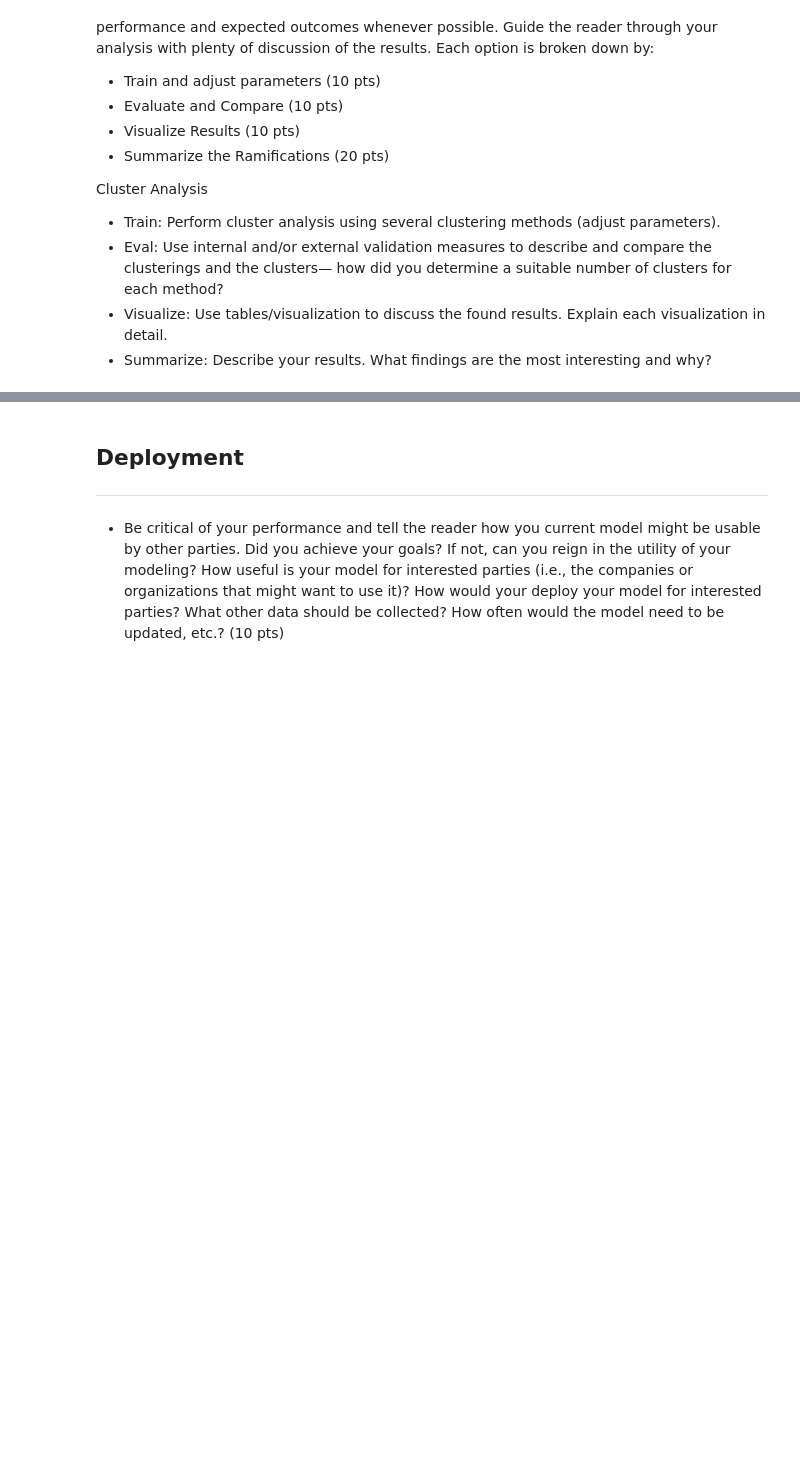
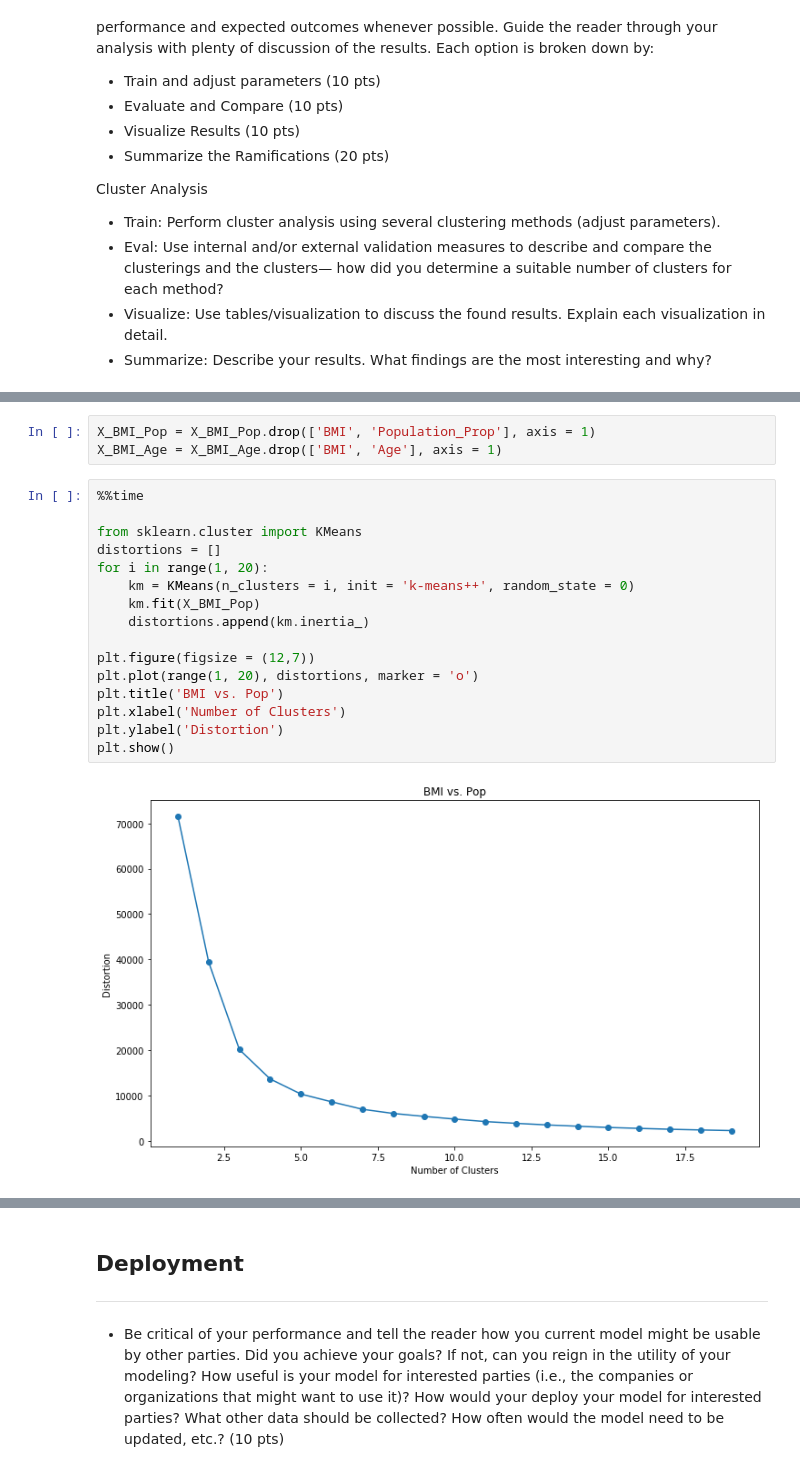
Before and after one commit to i4a/olympics, a Jupyter notebook: LabAssignmentThree.ipynb, the cells around one changed output, grey strips where cells are left out. Saved outputs shown, nothing was run; the diff lists cells and outputs as text; blank space fills up the shorter version.

```diff
--- a/LabAssignmentThree.ipynb
+++ b/LabAssignmentThree.ipynb
@@ -84,0 +359,21 @@ Cluster Analysis
+# %%
+X_BMI_Pop = X_BMI_Pop.drop(['BMI', 'Population_Prop'], axis = 1)
+X_BMI_Age = X_BMI_Age.drop(['BMI', 'Age'], axis = 1)
+# %%
+%%time
+
+from sklearn.cluster import KMeans
+distortions = []
+for i in range(1, 20):
+    km = KMeans(n_clusters = i, init = 'k-means++', random_state = 0)
+    km.fit(X_BMI_Pop)
+    distortions.append(km.inertia_)
+
+plt.figure(figsize = (12,7))
+plt.plot(range(1, 20), distortions, marker = 'o')
+plt.title('BMI vs. Pop')
+plt.xlabel('Number of Clusters')
+plt.ylabel('Distortion')
+plt.show()
+# %% [output]
+[figure, added]
```
Also changed, not shown: parts of 35 cells of this notebook.
